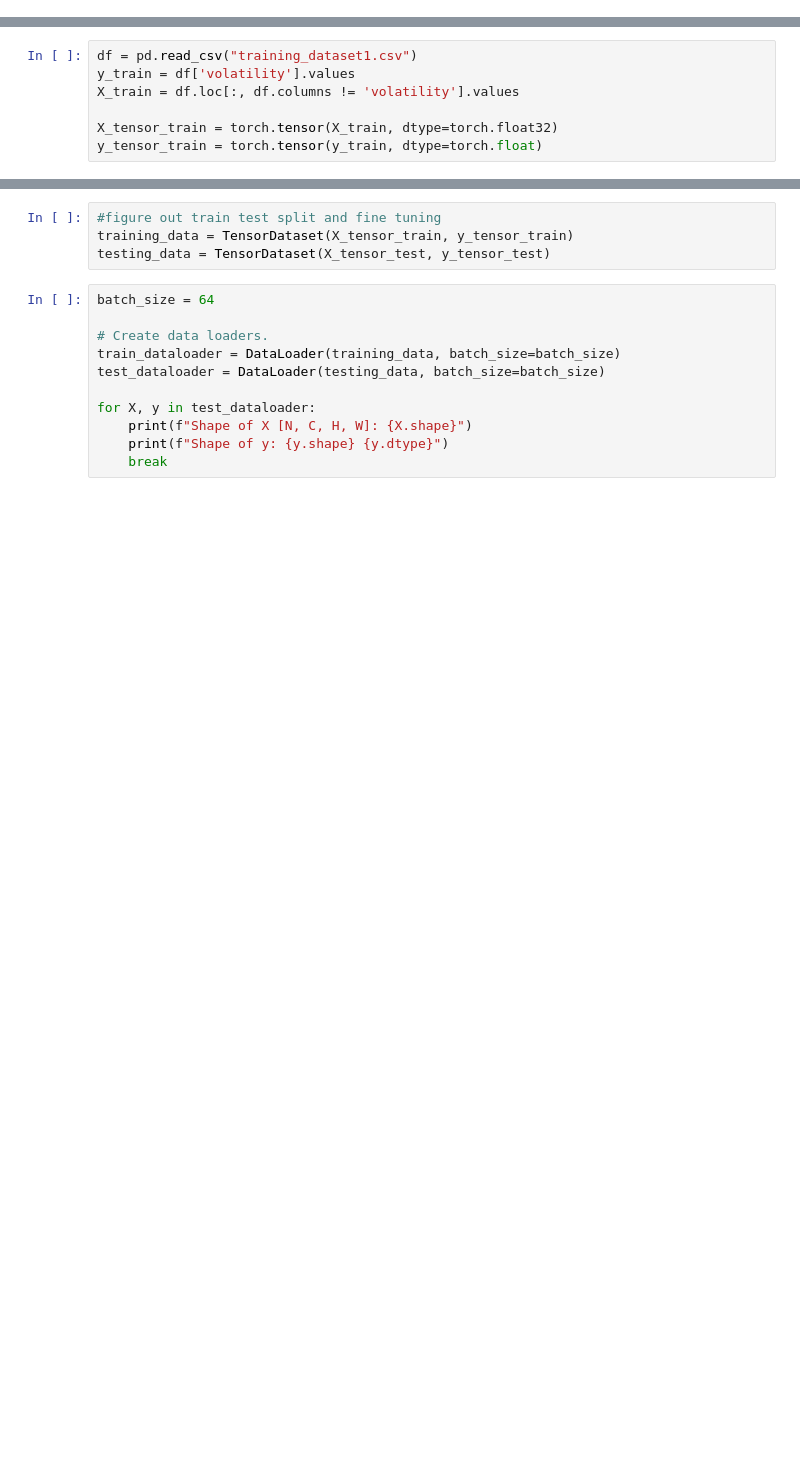
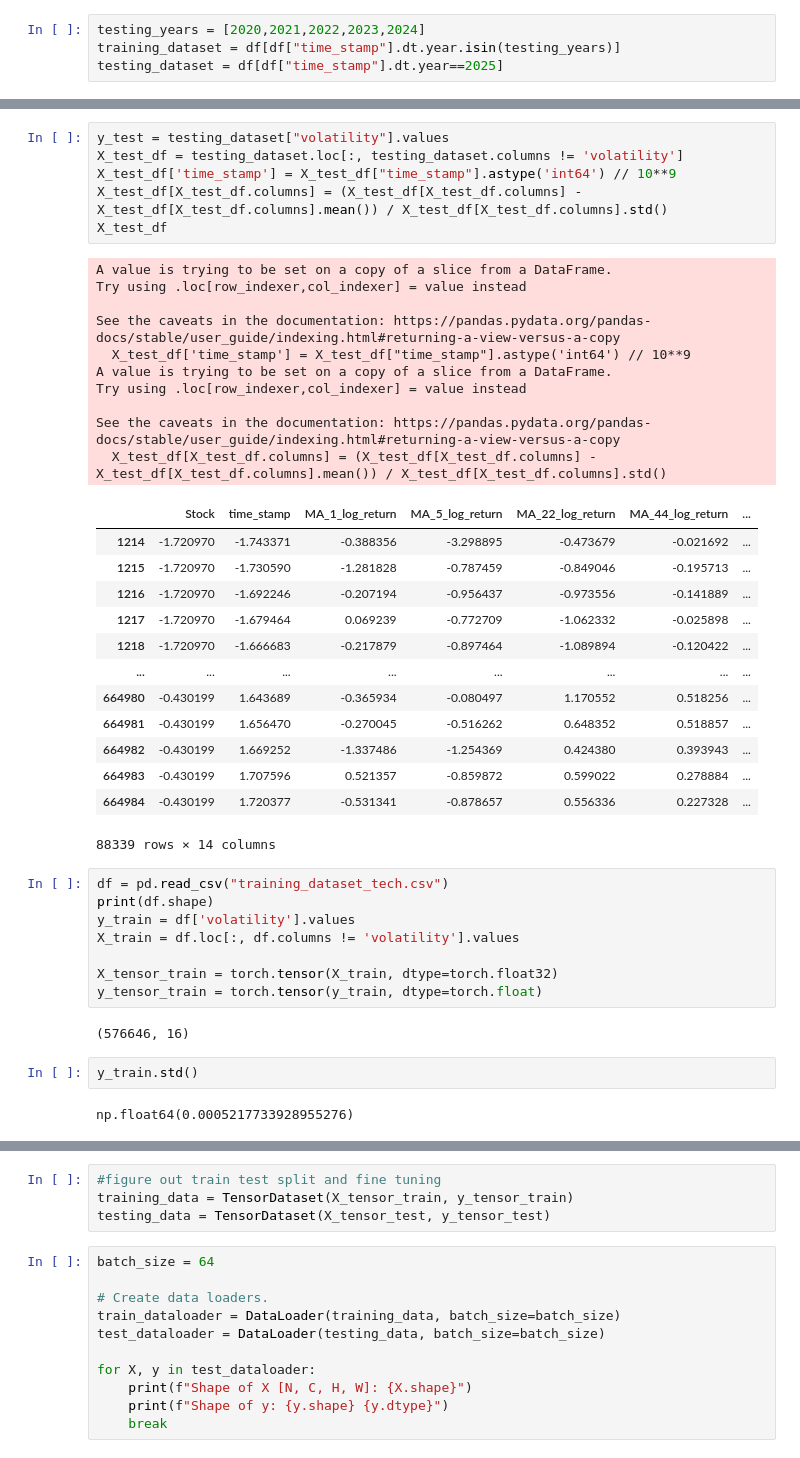
Before and after one commit to asalpert/msdas_practicum-project, a Jupyter notebook: nn_trial.ipynb, the cells around one changed output, grey strips where cells are left out. Drawn from its saved outputs; the diff is of its cells as text; blank space fills up the shorter version.

```diff
--- a/nn_trial.ipynb
+++ b/nn_trial.ipynb
@@ -8,0 +44,4 @@ from sklearn.model_selection import TimeSeriesSplit
+# %%
+testing_years = [2020,2021,2022,2023,2024]
+training_dataset = df[df["time_stamp"].dt.year.isin(testing_years)]
+testing_dataset = df[df["time_stamp"].dt.year==2025]
@@ -9,8 +64,45 @@ from sklearn.model_selection import TimeSeriesSplit
+# %%
+y_test = testing_dataset["volatility"].values
+X_test_df = testing_dataset.loc[:, testing_dataset.columns != 'volatility']
+X_test_df['time_stamp'] = X_test_df["time_stamp"].astype('int64') // 10**9
+X_test_df[X_test_df.columns] = (X_test_df[X_test_df.columns] - X_test_df[X_test_df.columns].mean()) / X_test_df[X_test_df.columns].std()
+X_test_df
+# %% [output]
+A value is trying to be set on a copy of a slice from a DataFrame.
+Try using .loc[row_indexer,col_indexer] = value instead
+
+See the caveats in the documentation: https://pandas.pydata.org/pandas-docs/stable/user_guide/indexing.html#returning-a-view-versus-a-copy
+  X_test_df['time_stamp'] = X_test_df["time_stamp"].astype('int64') // 10**9
+A value is trying to be set on a copy of a slice from a DataFrame.
+Try using .loc[row_indexer,col_indexer] = value instead
+
+See the caveats in the documentation: https://pandas.pydata.org/pandas-docs/stable/user_guide/indexing.html#returning-a-view-versus-a-copy
+  X_test_df[X_test_df.columns] = (X_test_df[X_test_df.columns] - X_test_df[X_test_df.columns].mean()) / X_test_df[X_test_df.columns].std()
+|  | Stock | time_stamp | MA_1_log_return | MA_5_log_return | MA_22_log_return | MA_44_log_return | ... |
+| 1214 | -1.720970 | -1.743371 | -0.388356 | -3.298895 | -0.473679 | -0.021692 | ... |
+| 1215 | -1.720970 | -1.730590 | -1.281828 | -0.787459 | -0.849046 | -0.195713 | ... |
+| 1216 | -1.720970 | -1.692246 | -0.207194 | -0.956437 | -0.973556 | -0.141889 | ... |
+| 1217 | -1.720970 | -1.679464 | 0.069239 | -0.772709 | -1.062332 | -0.025898 | ... |
+| 1218 | -1.720970 | -1.666683 | -0.217879 | -0.897464 | -1.089894 | -0.120422 | ... |
+| ... | ... | ... | ... | ... | ... | ... | ... |
+| 664980 | -0.430199 | 1.643689 | -0.365934 | -0.080497 | 1.170552 | 0.518256 | ... |
+| 664981 | -0.430199 | 1.656470 | -0.270045 | -0.516262 | 0.648352 | 0.518857 | ... |
+| 664982 | -0.430199 | 1.669252 | -1.337486 | -1.254369 | 0.424380 | 0.393943 | ... |
+| 664983 | -0.430199 | 1.707596 | 0.521357 | -0.859872 | 0.599022 | 0.278884 | ... |
+| 664984 | -0.430199 | 1.720377 | -0.531341 | -0.878657 | 0.556336 | 0.227328 | ... |
+88339 rows × 14 columns
 # %%
-df = pd.read_csv("training_dataset1.csv")
+df = pd.read_csv("training_dataset_tech.csv")
+print(df.shape)
 y_train = df['volatility'].values
 X_train = df.loc[:, df.columns != 'volatility'].values
 
 X_tensor_train = torch.tensor(X_train, dtype=torch.float32)
 y_tensor_train = torch.tensor(y_train, dtype=torch.float)
+# %% [output]
+(576646, 16)
+# %%
+y_train.std()
+# %% [output]
+np.float64(0.0005217733928955276)
 # %%
```
Also changed, not shown: parts of 14 cells of this notebook, 3 other files.
